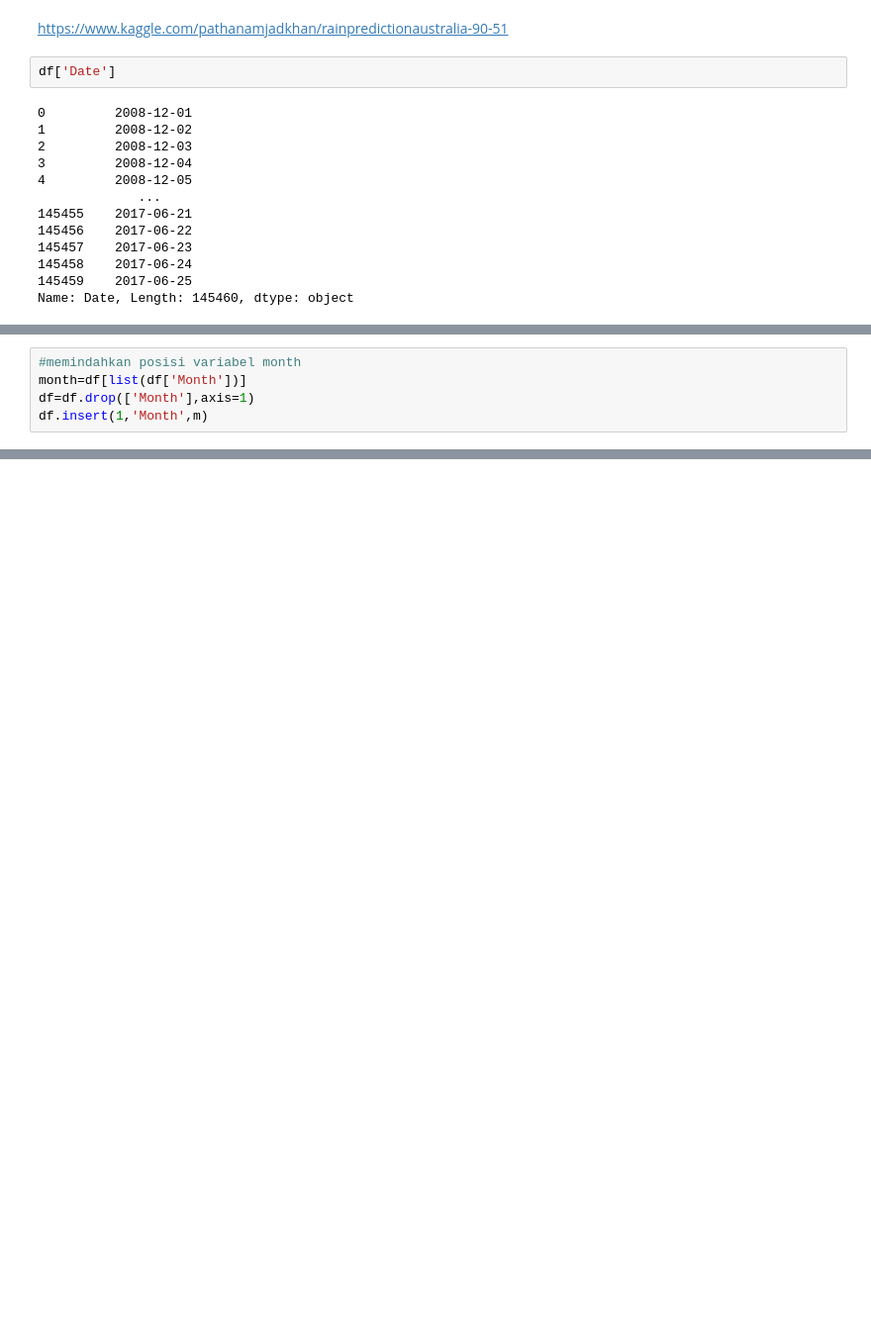
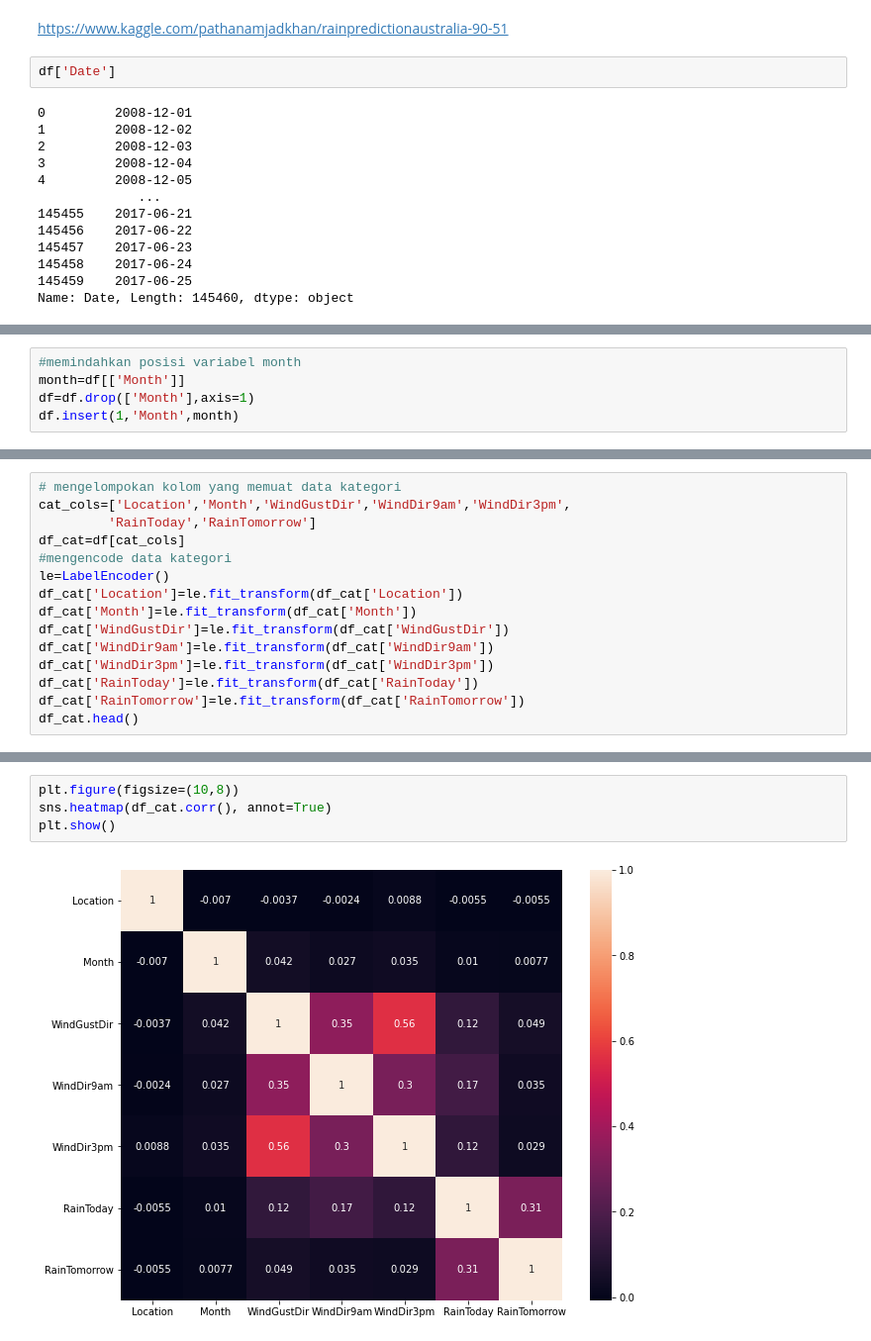
Before and after one commit to HelennaConstantia/PYTN_KampusMerdeka_FP2, a Jupyter notebook: PYTN_KampusMerdeka_fp2_Helenna-Constantia.ipynb, the cells around one changed output, grey strips where cells are left out. Shown: that part at 99% size. Saved outputs shown, nothing was run; the diff lists cells and outputs as text; blank space fills up the shorter version.

Commit message:
Data eksplorasi 1

```diff
--- a/PYTN_KampusMerdeka_fp2_Helenna-Constantia.ipynb
+++ b/PYTN_KampusMerdeka_fp2_Helenna-Constantia.ipynb
@@ -237,5 +212,0 @@ df.head()
-# %%
-#memindahkan posisi variabel month
-month=df[list(df['Month'])]
-df=df.drop(['Month'],axis=1)
-df.insert(1,'Month',m)
@@ -243,0 +238,5 @@ NameError: name 'second_column' is not defined
+# %%
+#memindahkan posisi variabel month
+month=df[['Month']]
+df=df.drop(['Month'],axis=1)
+df.insert(1,'Month',month)
@@ -243,0 +256,15 @@ NameError: name 'second_column' is not defined
+# %%
+# mengelompokan kolom yang memuat data kategori
+cat_cols=['Location','Month','WindGustDir','WindDir9am','WindDir3pm',
+         'RainToday','RainTomorrow']
+df_cat=df[cat_cols]
+#mengencode data kategori
+le=LabelEncoder()
+df_cat['Location']=le.fit_transform(df_cat['Location'])
+df_cat['Month']=le.fit_transform(df_cat['Month'])
+df_cat['WindGustDir']=le.fit_transform(df_cat['WindGustDir'])
+df_cat['WindDir9am']=le.fit_transform(df_cat['WindDir9am'])
+df_cat['WindDir3pm']=le.fit_transform(df_cat['WindDir3pm'])
+df_cat['RainToday']=le.fit_transform(df_cat['RainToday'])
+df_cat['RainTomorrow']=le.fit_transform(df_cat['RainTomorrow'])
+df_cat.head()
@@ -243,0 +295,6 @@ NameError: name 'second_column' is not defined
+# %%
+plt.figure(figsize=(10,8))
+sns.heatmap(df_cat.corr(), annot=True)
+plt.show()
+# %% [output]
+[figure, added]
```
Also changed, not shown: parts of 28 cells of this notebook.
